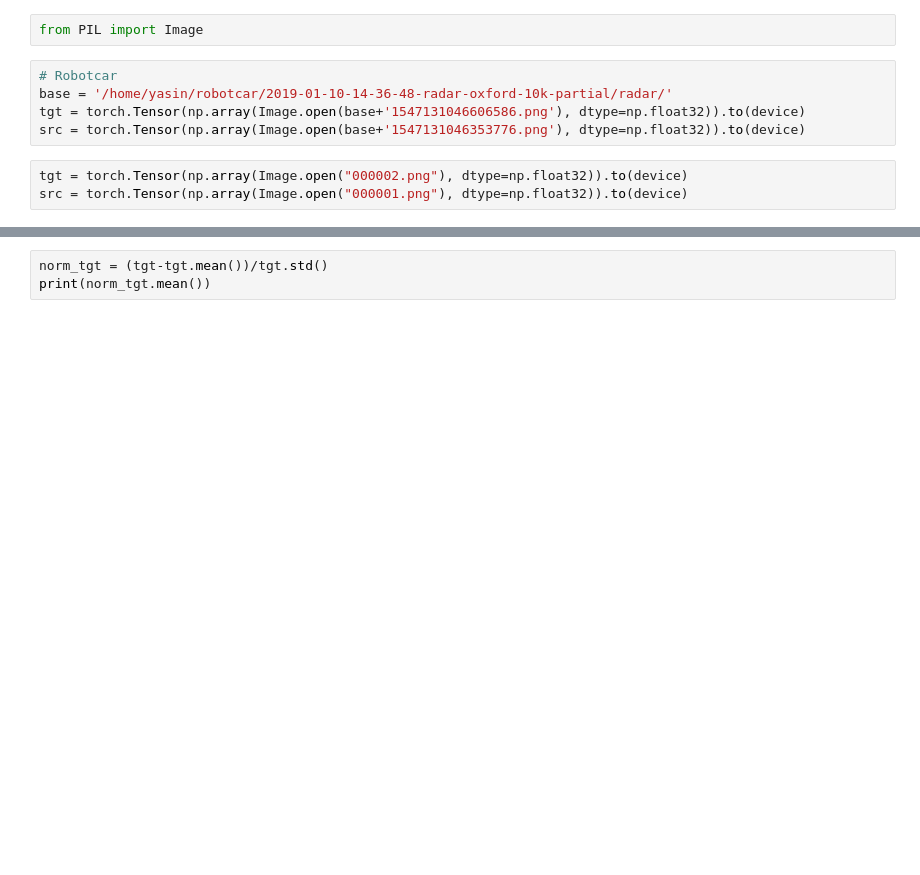
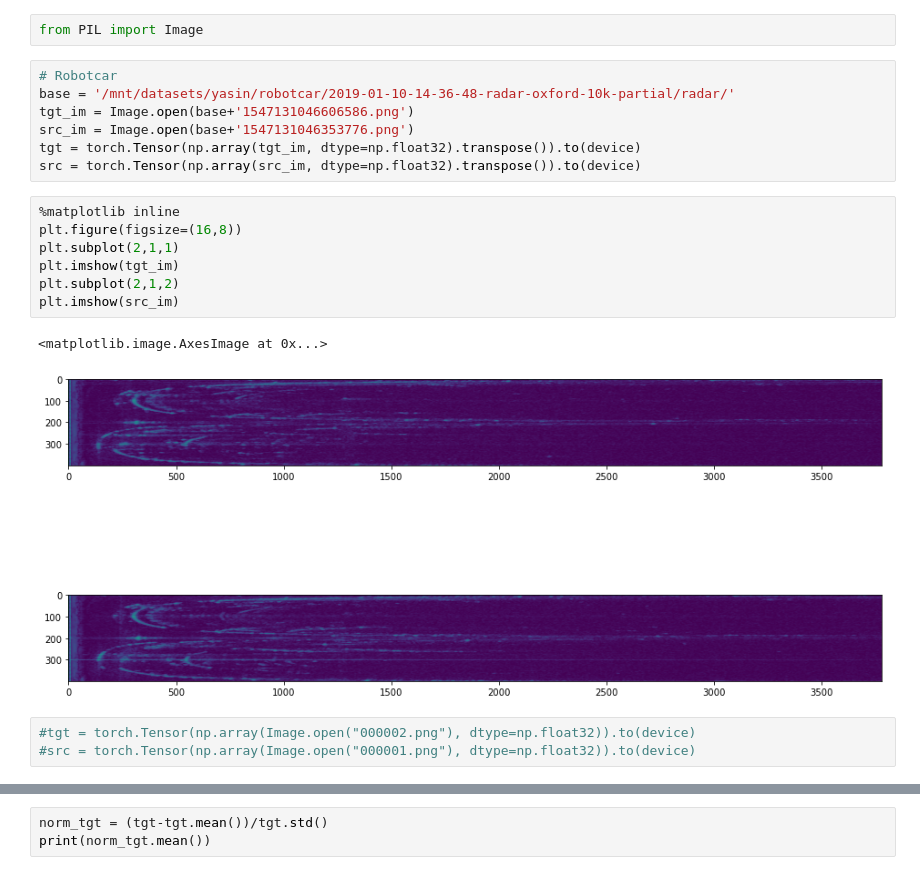
Before and after one commit to yasinalm/gramme, a Jupyter notebook: notebooks/reconstruct_frame.ipynb, the cells around one changed output, grey strips where cells are left out. Cells and saved outputs as stored; diff of their text form; blank space fills up the shorter version.

```diff
--- a/notebooks/reconstruct_frame.ipynb
+++ b/notebooks/reconstruct_frame.ipynb
@@ -374,9 +374,21 @@ torch.Size([8, 1, 256, 33])
 from PIL import Image
 # %%
 # Robotcar
-base = '/home/yasin/robotcar/2019-01-10-14-36-48-radar-oxford-10k-partial/radar/'
-tgt = torch.Tensor(np.array(Image.open(base+'1547131046606586.png'), dtype=np.float32)).to(device)
-src = torch.Tensor(np.array(Image.open(base+'1547131046353776.png'), dtype=np.float32)).to(device)
+base = '/mnt/datasets/yasin/robotcar/2019-01-10-14-36-48-radar-oxford-10k-partial/radar/'
+tgt_im = Image.open(base+'1547131046606586.png')
+src_im = Image.open(base+'1547131046353776.png')
+tgt = torch.Tensor(np.array(tgt_im, dtype=np.float32).transpose()).to(device)
+src = torch.Tensor(np.array(src_im, dtype=np.float32).transpose()).to(device)
+# %%
+%matplotlib inline
+plt.figure(figsize=(16,8))
+plt.subplot(2,1,1)
+plt.imshow(tgt_im)
+plt.subplot(2,1,2)
+plt.imshow(src_im)
+# %% [output]
+<matplotlib.image.AxesImage at 0x...>
+[figure, added]
 # %%
-tgt = torch.Tensor(np.array(Image.open("000002.png"), dtype=np.float32)).to(device)
-src = torch.Tensor(np.array(Image.open("000001.png"), dtype=np.float32)).to(device)
+#tgt = torch.Tensor(np.array(Image.open("000002.png"), dtype=np.float32)).to(device)
+#src = torch.Tensor(np.array(Image.open("000001.png"), dtype=np.float32)).to(device)
```
Also changed, not shown: parts of 19 cells of this notebook, 3 other files.
